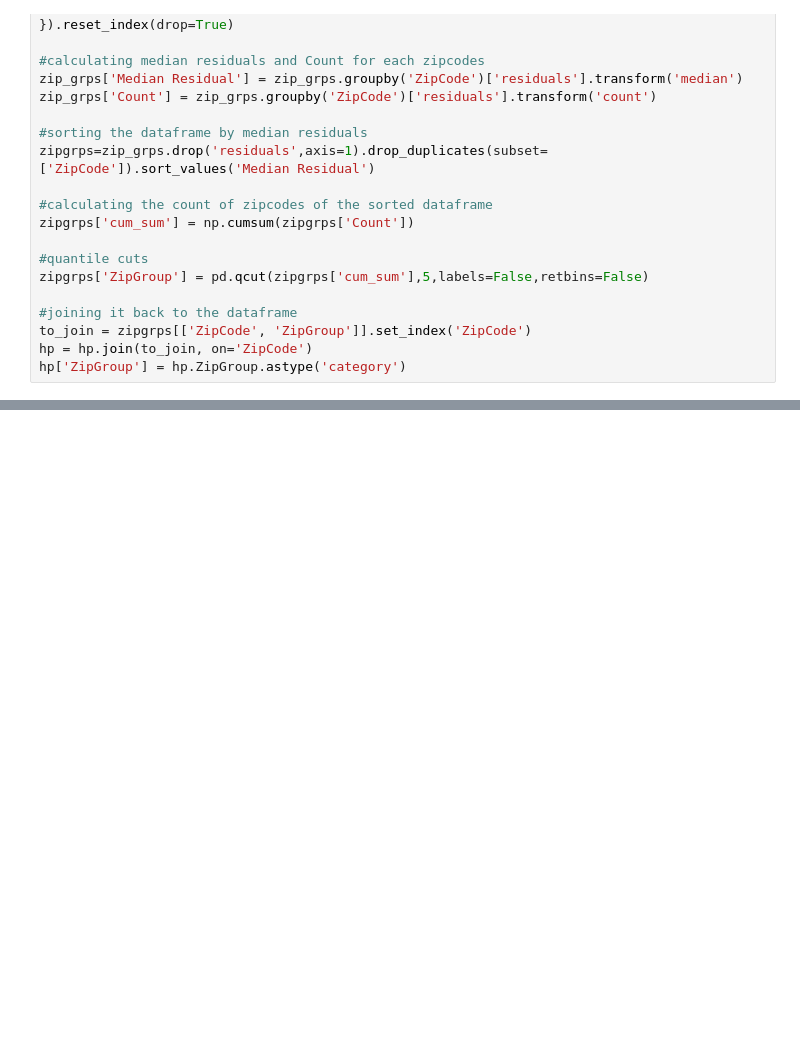
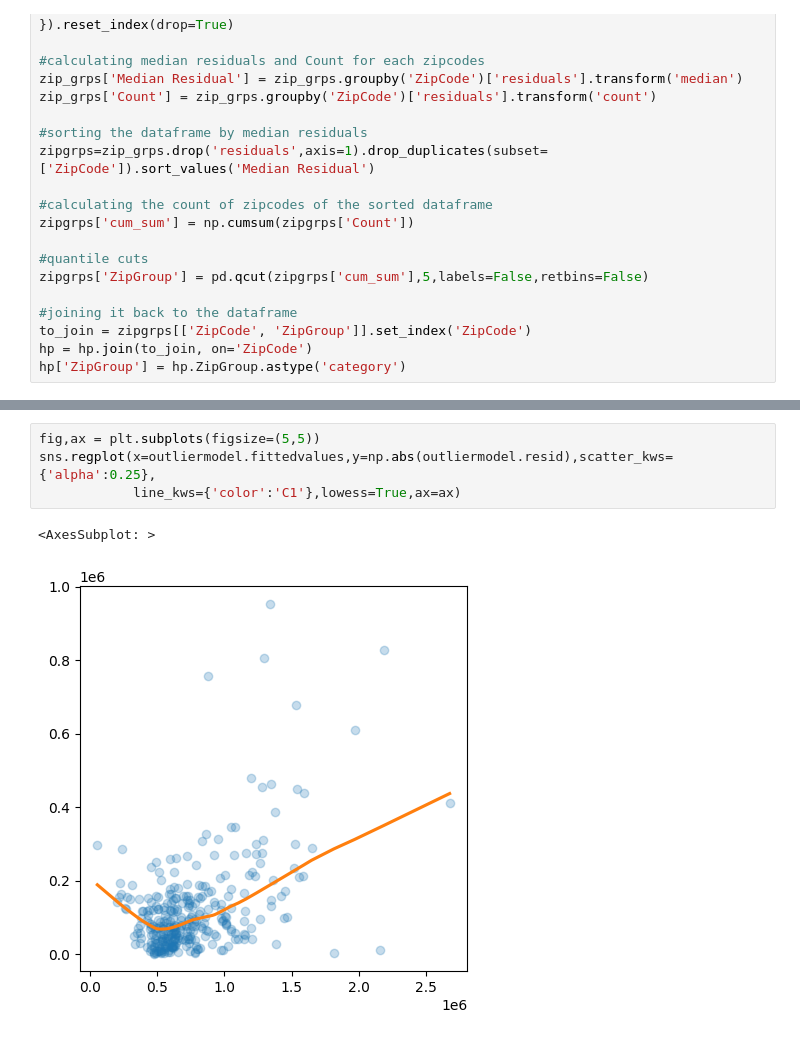
Before and after one commit to ChiragBangera/Practical-Stats, a Jupyter notebook: chapter_4.ipynb, the cells around one changed output, grey strips where cells are left out. Cells and saved outputs as stored; diff of their text form; blank space fills up the shorter version.

```diff
--- a/chapter_4.ipynb
+++ b/chapter_4.ipynb
@@ -243,0 +309,7 @@ hp['ZipGroup'] = hp.ZipGroup.astype('category')
+# %%
+fig,ax = plt.subplots(figsize=(5,5))
+sns.regplot(x=outliermodel.fittedvalues,y=np.abs(outliermodel.resid),scatter_kws={'alpha':0.25},
+            line_kws={'color':'C1'},lowess=True,ax=ax)
+# %% [output]
+<AxesSubplot: >
+[figure, added]
```
Also changed, not shown: parts of 10 cells of this notebook.
